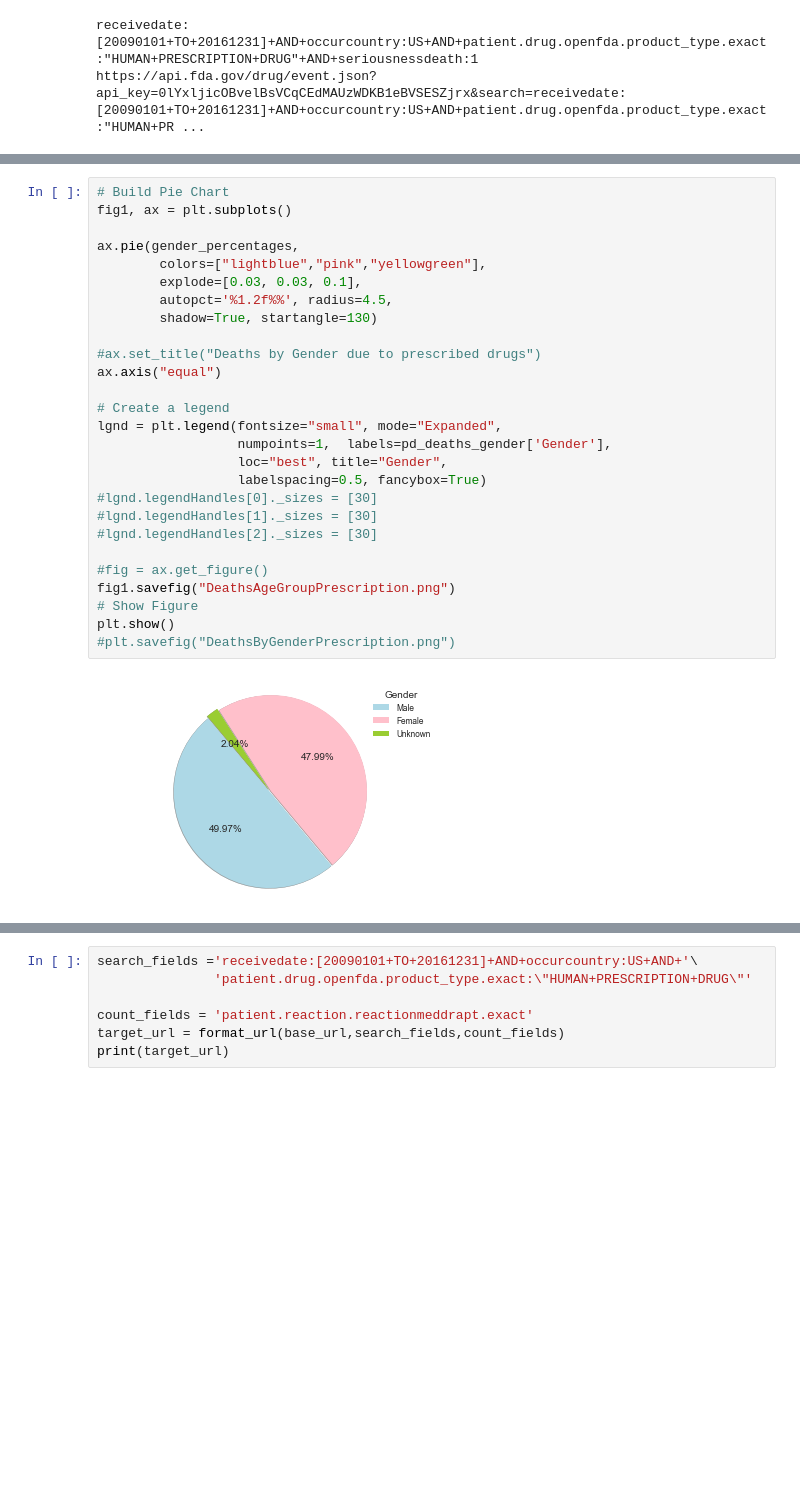
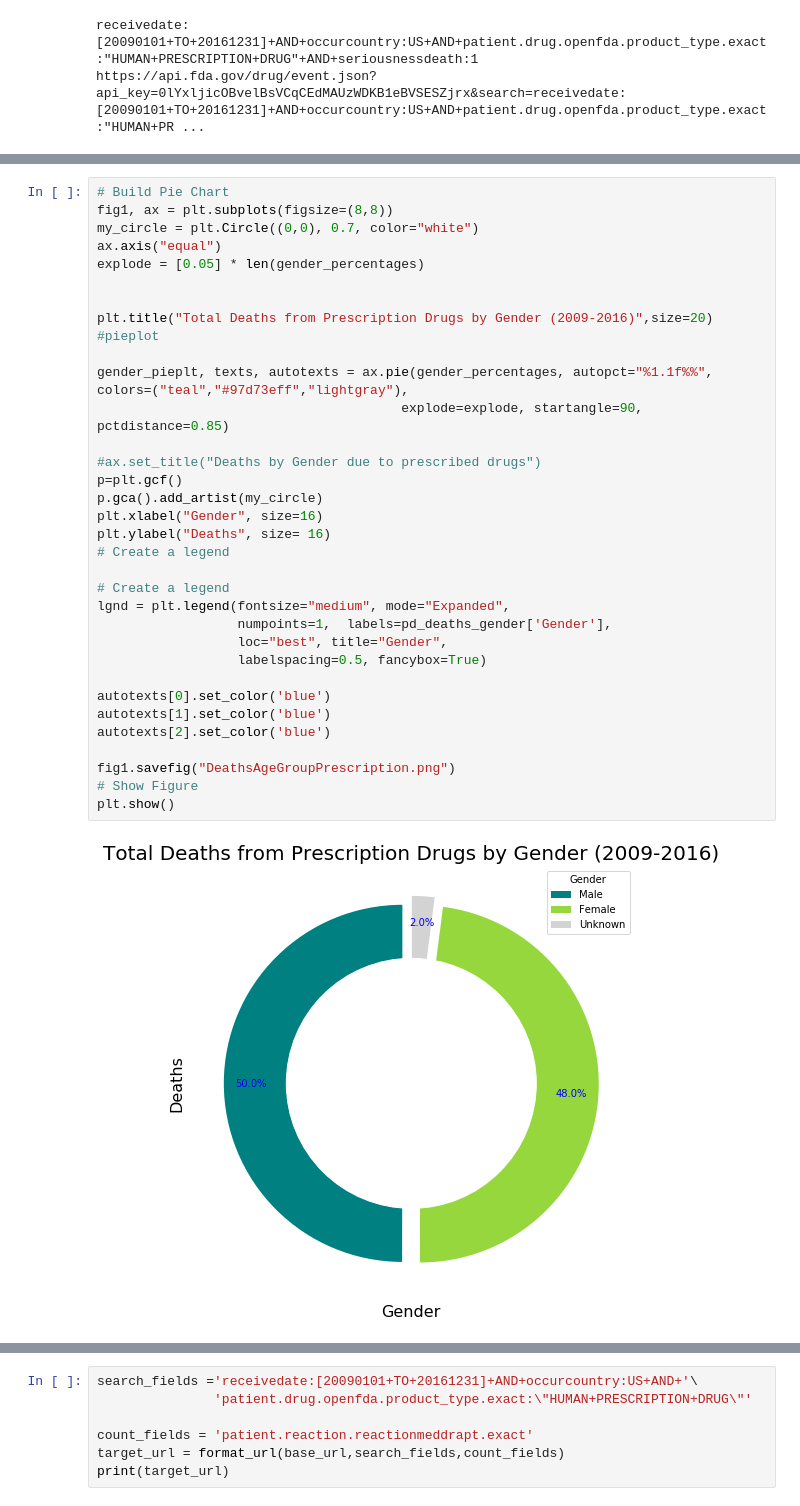
Before and after one commit to DataSteph/Opioid-Analysis-, a Jupyter notebook: FDAApi.ipynb, the cells around one changed output, grey strips where cells are left out. Drawn from its saved outputs; the diff is of its cells as text; blank space fills up the shorter version.

```diff
--- a/FDAApi.ipynb
+++ b/FDAApi.ipynb
@@ -83,30 +81,37 @@ Name: Count, dtype: float64
 # %%
 # Build Pie Chart
-fig1, ax = plt.subplots()
+fig1, ax = plt.subplots(figsize=(8,8))
+my_circle = plt.Circle((0,0), 0.7, color="white")
+ax.axis("equal")
+explode = [0.05] * len(gender_percentages)
 
-ax.pie(gender_percentages,
-        colors=["lightblue","pink","yellowgreen"],
-        explode=[0.03, 0.03, 0.1],
-        autopct='%1.2f%%', radius=4.5,
-        shadow=True, startangle=130)
+
+plt.title("Total Deaths from Prescription Drugs by Gender (2009-2016)",size=20)
+#pieplot
+
+gender_pieplt, texts, autotexts = ax.pie(gender_percentages, autopct="%1.1f%%",  colors=("teal","#97d73eff","lightgray"),
+                                       explode=explode, startangle=90, pctdistance=0.85)
 
 #ax.set_title("Deaths by Gender due to prescribed drugs")
-ax.axis("equal")
+p=plt.gcf()
+p.gca().add_artist(my_circle)
+plt.xlabel("Gender", size=16)
+plt.ylabel("Deaths", size= 16)
+# Create a legend
 
 # Create a legend
-lgnd = plt.legend(fontsize="small", mode="Expanded",
+lgnd = plt.legend(fontsize="medium", mode="Expanded",
                   numpoints=1,  labels=pd_deaths_gender['Gender'],
                   loc="best", title="Gender",
                   labelspacing=0.5, fancybox=True)
-#lgnd.legendHandles[0]._sizes = [30]
-#lgnd.legendHandles[1]._sizes = [30]
-#lgnd.legendHandles[2]._sizes = [30]
 
-#fig = ax.get_figure()
+autotexts[0].set_color('blue')
+autotexts[1].set_color('blue')
+autotexts[2].set_color('blue')
+
 fig1.savefig("DeathsAgeGroupPrescription.png")
 # Show Figure
 plt.show()
-#plt.savefig("DeathsByGenderPrescription.png")
 # %% [output]
-[figure, old version]
+[figure, new version]
 # %%
```
Also changed, not shown: parts of 13 cells of this notebook, 4 other files.
